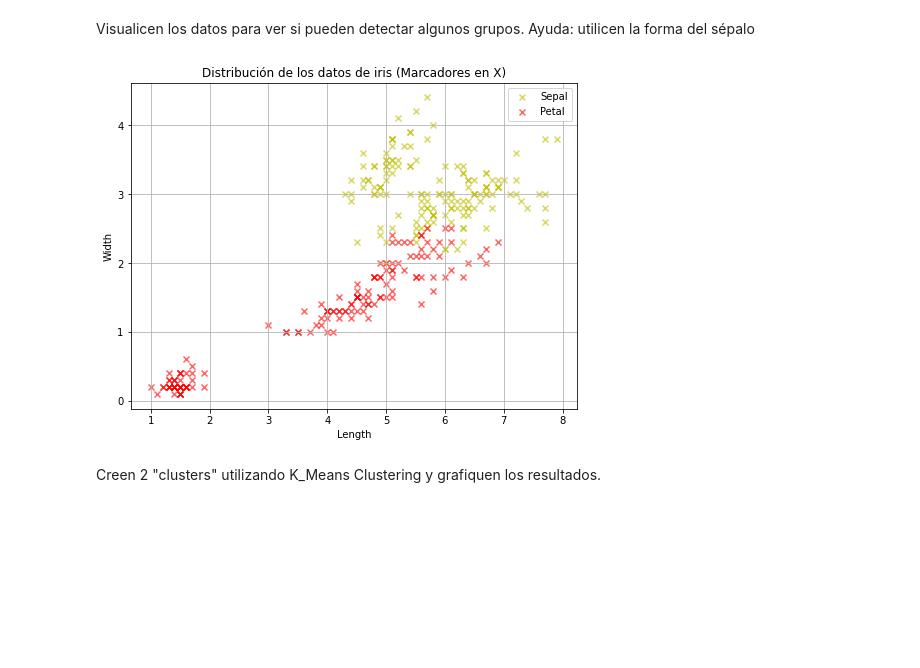
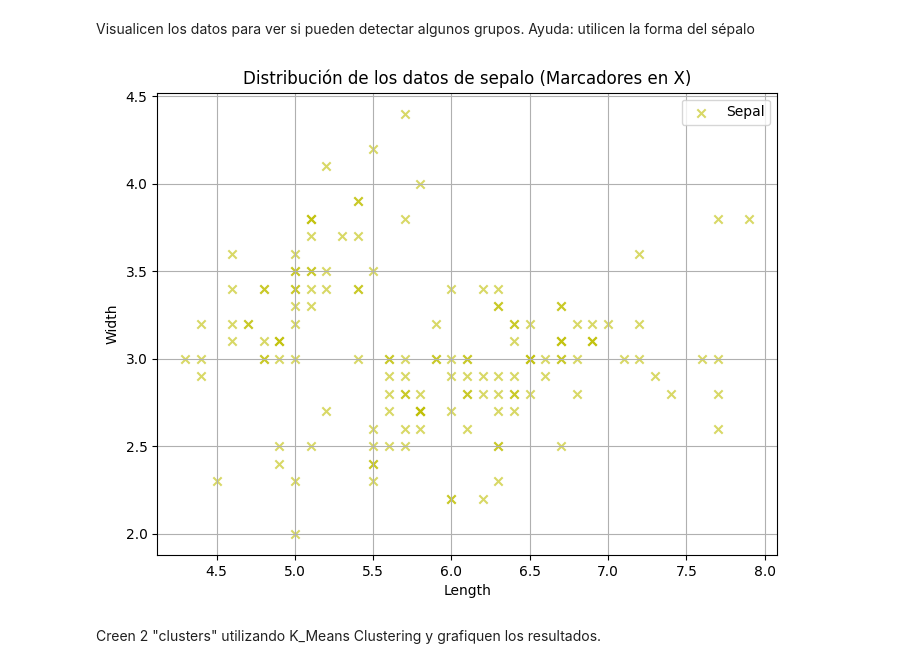
Before and after one commit to SRV-JSPA/HT-2.-Clustering, a Jupyter notebook: Clustering.ipynb, the cells around one changed output. Drawn from its saved outputs; the diff is of its cells as text; code cells hidden in the pictures; blank space fills up the shorter version.

```diff
--- a/Clustering.ipynb
+++ b/Clustering.ipynb
@@ -6,20 +6,18 @@ forma del sépalo
 # %%
 import matplotlib.pyplot as plt
 import pandas as pd
 
 df = pd.read_csv("iris.csv")
 
 plt.figure(figsize=(8, 6))
 plt.scatter(df["sepal_length"], df["sepal_width"], alpha=0.6, label="Sepal", color='y', marker='x')
-plt.scatter(df["petal_length"], df["petal_width"], alpha=0.6, label="Petal", color='r', marker='x')
-
 plt.xlabel("Length")
 plt.ylabel("Width")
-plt.title("Distribución de los datos de iris (Marcadores en X)")
+plt.title("Distribución de los datos de sepalo (Marcadores en X)")
 plt.legend()
 plt.grid(True)
 plt.show()
 # %% [output]
-[figure, old version]
+[figure, new version]
 # %% [markdown]
 Creen 2 "clusters" utilizando K_Means Clustering y grafiquen los resultados.
```
Also changed, not shown: parts of 12 cells of this notebook, 1 other file.
